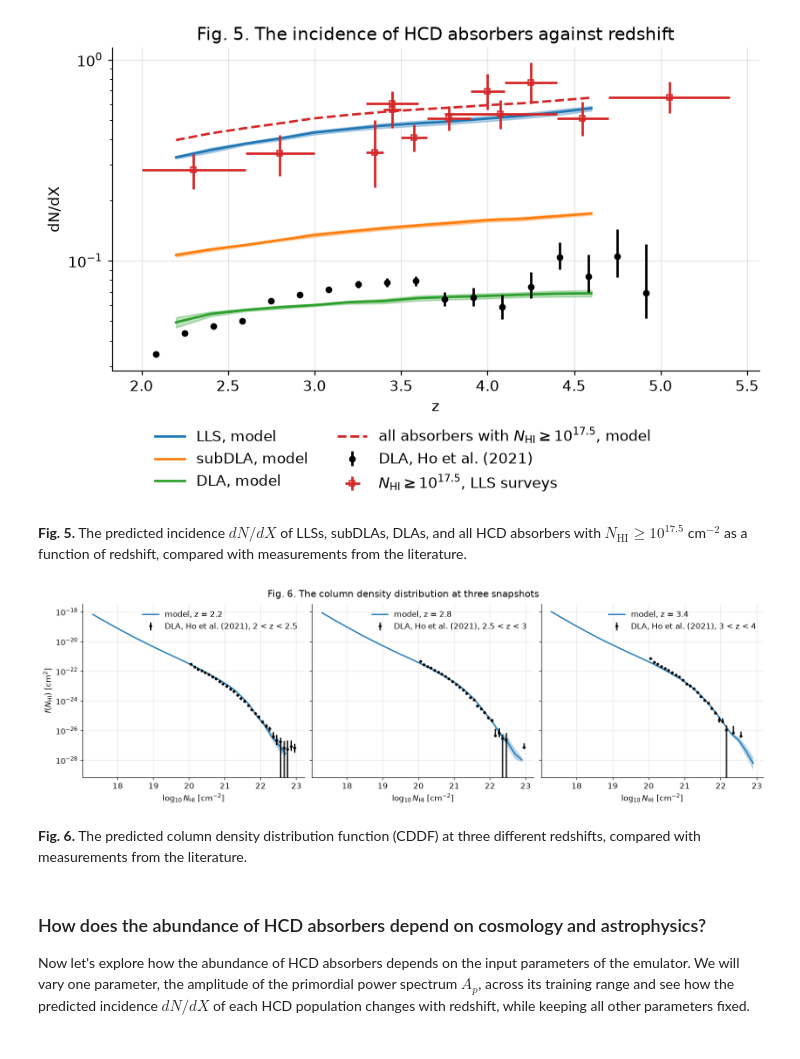
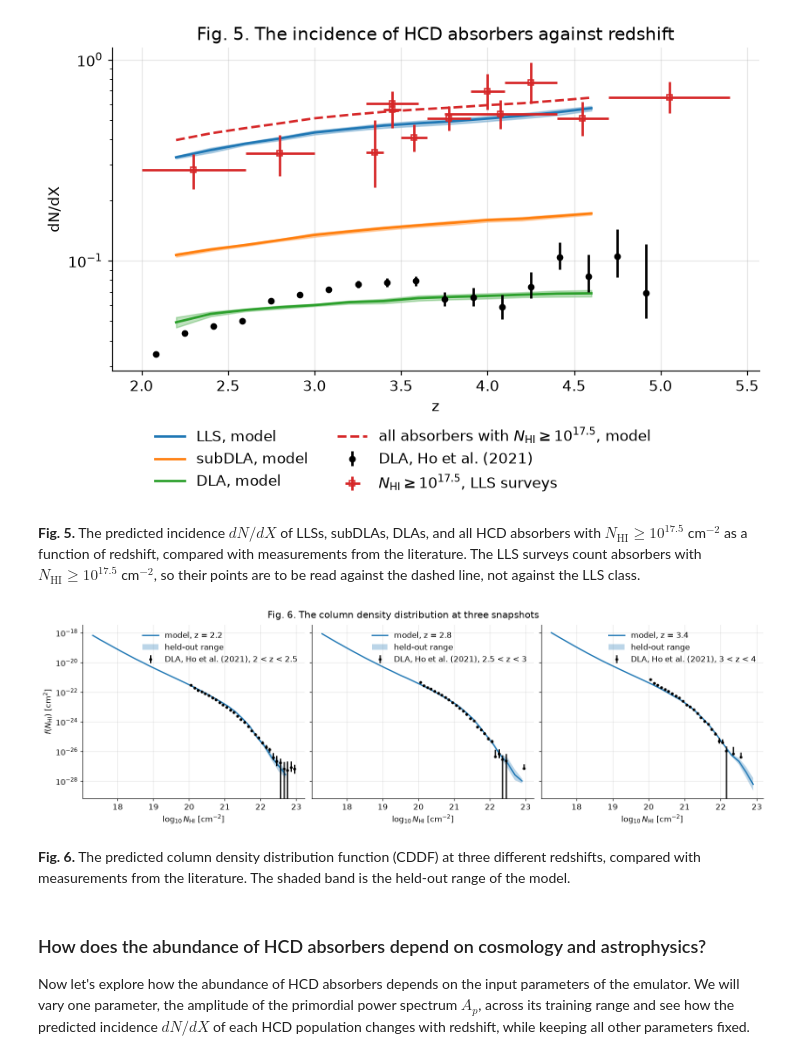
Before and after one commit to jibanCat/hcd_priya, a Jupyter notebook: notebooks/tutorial/hcd_priya_tutorial.ipynb, the cells around one changed output. Saved outputs shown, nothing was run; the diff lists cells and outputs as text; code cells hidden in the pictures.

```diff
--- a/notebooks/tutorial/hcd_priya_tutorial.ipynb
+++ b/notebooks/tutorial/hcd_priya_tutorial.ipynb
@@ -294,20 +294,23 @@ dN/dX of all absorbers above 10^17.5, one value per redshift: [0.398 0.43  0.456
 # the table: z_low, z_high, l(z), lower error, upper error, quantity, Omega_m, source.
 table = f"{REPO}/docs/figures/data/lls_incidence/lls_lz_literature.dat"
 rows = np.genfromtxt(table, dtype=None, encoding="utf-8", delimiter="\t")
-# five samples that do not contain one another, the ones the repository's own figure draws
+# five samples that do not contain one another, the ones the repository's own figure draws:
+# Prochaska et al. (2010), O'Meara et al. (2013), Fumagalli et al. (2013), Crighton et al. (2019)
+# and Fumagalli et al. (2020)
 drawn = ["prochaska10_t4", "omeara13_t5_comb", "fumagalli13_nc", "crighton19_corr"]
 drawn.append("fumagalli20_dr16")
 keep = np.isin(rows["f7"], drawn)
-z_low, z_high, l_z = rows["f0"][keep], rows["f1"][keep], rows["f2"][keep]
+lls_z_low, lls_z_high, l_z = rows["f0"][keep], rows["f1"][keep], rows["f2"][keep]
 # l(X) = l(z) dz/dX, with the mean dX/dz of the model's cosmology over each redshift bin
-bins = [np.linspace(a, b, 101) for a, b in zip(z_low, z_high)]
+bins = [np.linspace(a, b, 101) for a, b in zip(lls_z_low, lls_z_high)]
 dz_dx = np.array([1.0 / np.mean(dx_dz(z_bin, OMEGA_M_MODEL)) for z_bin in bins])
 # one sample prints its upper error as the smaller one; as in the repository's figure, the larger
 # error is drawn upward
 lower = np.minimum(rows["f3"], rows["f4"])[keep]
 upper = np.maximum(rows["f3"], rows["f4"])[keep]
 lls_x, lls_errors = l_z * dz_dx, [lower * dz_dx, upper * dz_dx]
-print(f"{keep.sum()} measurements of l(X) between z = {z_low.min():.2f} and {z_high.max():.2f}")
+z_first, z_last = lls_z_low.min(), lls_z_high.max()
+print(f"{keep.sum()} measurements of l(X) between z = {z_first:.2f} and {z_last:.2f}")
 # %% [output]
 12 measurements of l(X) between z = 2.00 and 5.40
 # %%
@@ -340,36 +343,38 @@ plt.show()
 # %% [output]
 [figure]
 # %% [markdown]
-**Fig. 5.** The predicted incidence $dN/dX$ of LLSs, subDLAs, DLAs, and all HCD absorbers with $N_\mathrm{HI} \geq 10^{17.5}$ cm$^{-2}$ as a function of redshift, compared with measurements from the literature.
+**Fig. 5.** The predicted incidence $dN/dX$ of LLSs, subDLAs, DLAs, and all HCD absorbers with $N_\mathrm{HI} \geq 10^{17.5}$ cm$^{-2}$ as a function of redshift, compared with measurements from the literature. The LLS surveys count absorbers with $N_\mathrm{HI} \geq 10^{17.5}$ cm$^{-2}$, so their points are to be read against the dashed line, not against the LLS class.
 # %%
 # Three snapshots, each beside the redshift bin of Ho, Bird and Garnett (2021) that holds it.
 # Rows of each table: log10 N_HI, f(N_HI), lower and upper 68 per cent limits.
 panels = [(2.2, "z225", 2.0, 2.5), (2.8, "z253", 2.5, 3.0), (3.4, "z34", 3.0, 4.0)]
 fig, axes = plt.subplots(1, 3, figsize=(14, 4.2), sharey=True)
 for ax, (z, name, z_low, z_high) in zip(axes, panels):
     pred_z = emu.predict(PARAMS, z=z, tau0_amp=1.0, dtau0=0.0)
     ax.plot(pred_z.log_nhi, pred_z.cddf, label=f"model, z = {z}")
-    ax.fill_between(pred_z.log_nhi, pred_z.cddf_lower, pred_z.cddf_upper, alpha=0.3)
+    ax.fill_between(
+        pred_z.log_nhi, pred_z.cddf_lower, pred_z.cddf_upper, alpha=0.3, label="held-out range"
+    )
     table = f"{REPO}/docs/figures/data/ho21/cddf_{name}.txt"
     log_n, f, lower, upper = np.loadtxt(table)[:4]
     # the measurement's absorption distance over its redshift bin, put on the model's cosmology
     z_bin = np.linspace(z_low, z_high, 201)
     to_model_x = np.mean(dx_dz(z_bin, OMEGA_M_HO21)) / np.mean(dx_dz(z_bin, OMEGA_M_MODEL))
     seen = f > 0  # a bin with f = 0 holds no detection
     points = f[seen] * to_model_x
     errors = [(f - lower)[seen] * to_model_x, (upper - f)[seen] * to_model_x]
     label = f"DLA, Ho et al. (2021), {z_low:g} < z < {z_high:g}"
     ax.errorbar(log_n[seen], points, yerr=errors, fmt="o", color="k", ms=3, label=label)
     ax.set_yscale("log")
     ax.set_xlabel(r"$\log_{10} N_\mathrm{HI}$ [cm$^{-2}$]")
     ax.legend(loc="upper right")
 axes[0].set_ylabel(r"$f(N_\mathrm{HI})$ [cm$^{2}$]")
 fig.suptitle("Fig. 6. The column density distribution at three snapshots")
 plt.show()
 # %% [output]
-[figure, old version]
+[figure, new version]
 # %% [markdown]
-**Fig. 6.** The predicted column density distribution function (CDDF) at three different redshifts, compared with measurements from the literature.
+**Fig. 6.** The predicted column density distribution function (CDDF) at three different redshifts, compared with measurements from the literature. The shaded band is the held-out range of the model.
 # %% [markdown]
 ### How does the abundance of HCD absorbers depend on cosmology and astrophysics?
 
```
Also changed, not shown: parts of 9 cells of this notebook.
